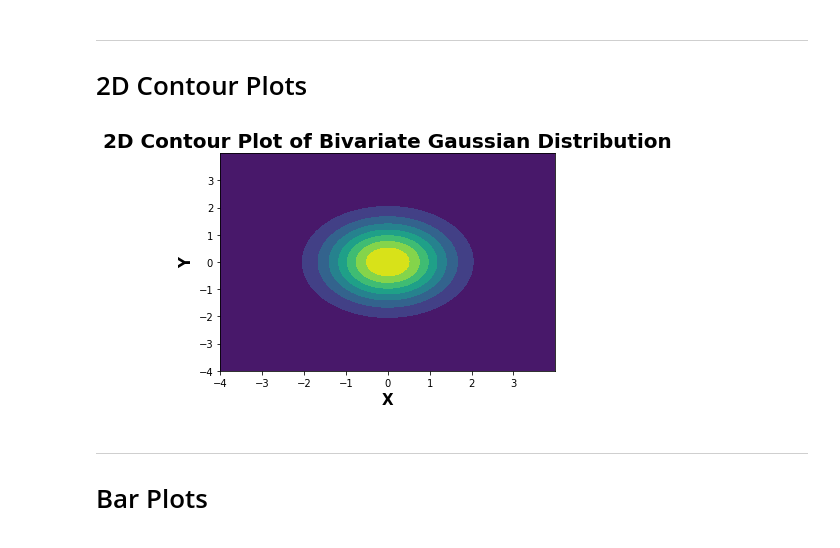
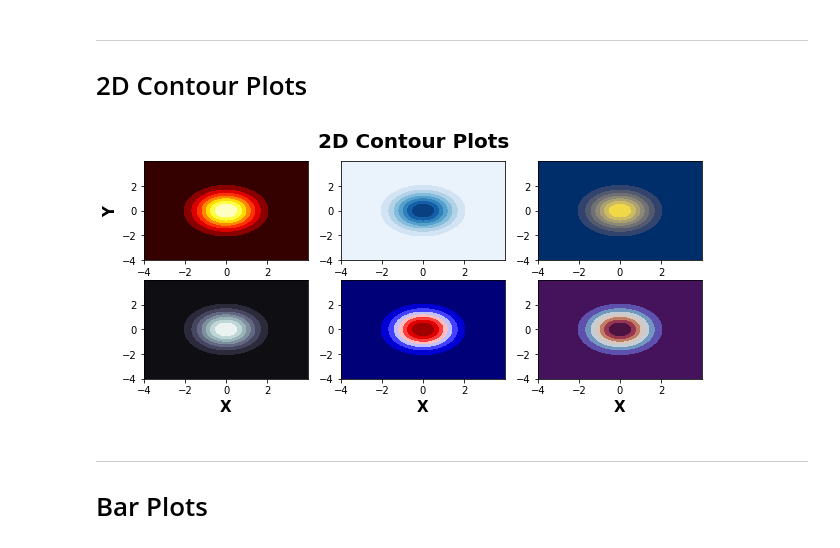
Before and after one commit to pavsingh7/Matplotlib, a Jupyter notebook: matplot_adv.ipynb, the cells around one changed output. Saved outputs shown, nothing was run; the diff lists cells and outputs as text; code cells hidden in the pictures.

```diff
--- a/matplot_adv.ipynb
+++ b/matplot_adv.ipynb
@@ -197,31 +224,58 @@ ValueError: Array 'mean' must be a vector of length 40000.
 # %%
 from scipy.stats import multivariate_normal
 
 # Define the mean and covariance of the bivariate Gaussian distribution
 mean = [0, 0]
 cov = [[1, 0], [0, 1]]
 
 # Generate grid points for the 2D plot
 x, y = np.mgrid[-4:4:.01, -4:4:.01]
 pos = np.dstack((x, y))
 
 # Compute the probability density function (pdf) of the bivariate Gaussian distribution
 rv = multivariate_normal(mean=mean, cov=cov)
 pdf = rv.pdf(pos)
 
-# Plot the 2D contour plot
-plt.contourf(x, y, pdf)
+# Plot the 2D contour plot - plot 1 ----
+# Create the figure with a specified size
+fig = plt.figure(figsize=(10, 4))
+plt.subplot(2, 3, 1)
+plt.contourf(x, y, pdf, cmap='hot')
 
 # Add axis labels
 plt.xlabel("X", fontsize=15, fontweight='bold')
 plt.ylabel("Y", fontsize=15, fontweight='bold')
 
-# Add title
-plt.title("2D Contour Plot of Bivariate Gaussian Distribution", fontsize=20, fontweight='bold')
+# Plot the 2D contour plot - plot 2 ----
+plt.subplot(2, 3, 2)
+plt.contourf(x, y, pdf, cmap='Blues')
+
+# Plot the 2D contour plot - plot 3 ----
+plt.subplot(2, 3, 3)
+plt.contourf(x, y, pdf, cmap='cividis')
+
+# Plot the 2D contour plot - plot 4 ----
+plt.subplot(2, 3, 4)
+plt.contourf(x, y, pdf, cmap='bone')
+plt.xlabel("X", fontsize=15, fontweight='bold')
+
+# Plot the 2D contour plot - plot 5 ----
+plt.subplot(2, 3, 5)
+plt.contourf(x, y, pdf, cmap='seismic')
+plt.xlabel("X", fontsize=15, fontweight='bold')
+
+# Plot the 2D contour plot - plot 6 ----
+plt.subplot(2, 3, 6)
+plt.contourf(x, y, pdf, cmap='twilight_shifted')
+plt.xlabel("X", fontsize=15, fontweight='bold')
+
+
+# Add a title for the entire figure
+plt.suptitle('2D Contour Plots', fontsize=20, fontweight='bold')
 
 plt.show()
 # %% [output]
-[figure, old version]
+[figure, new version]
 # %% [markdown]
 ***
 # Bar Plots
```
Also changed, not shown: parts of 2 cells of this notebook, 2 other files.
